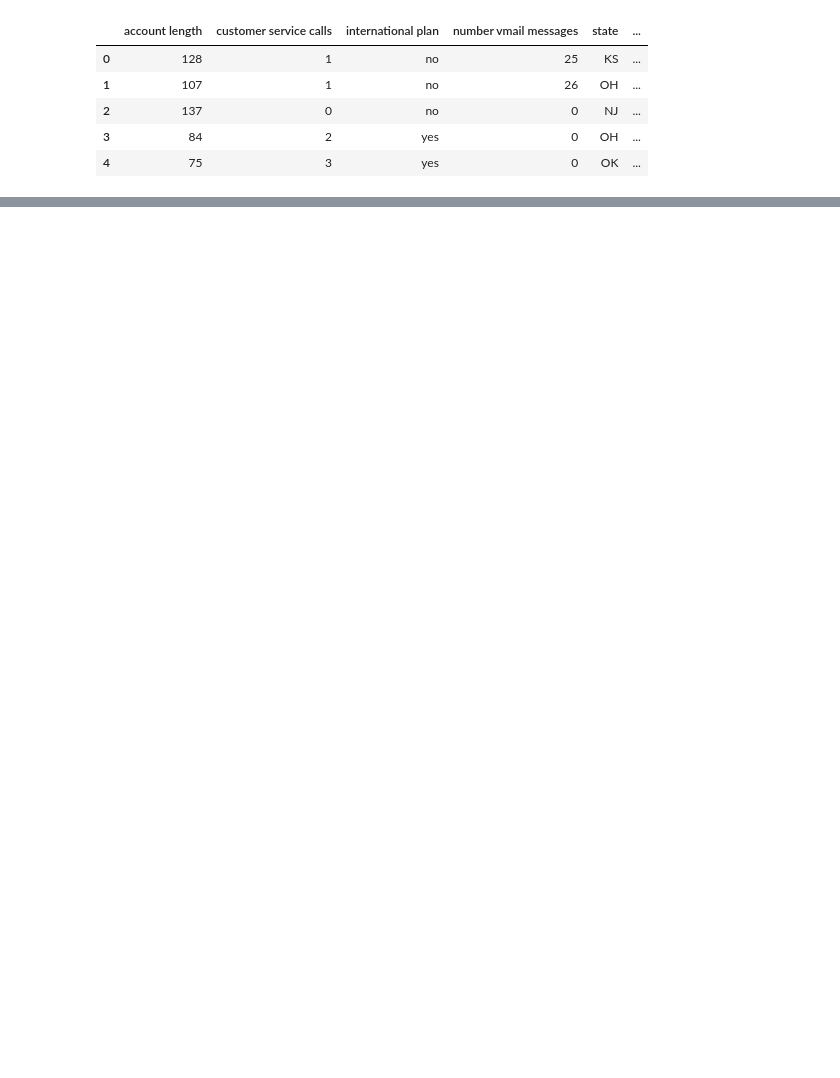
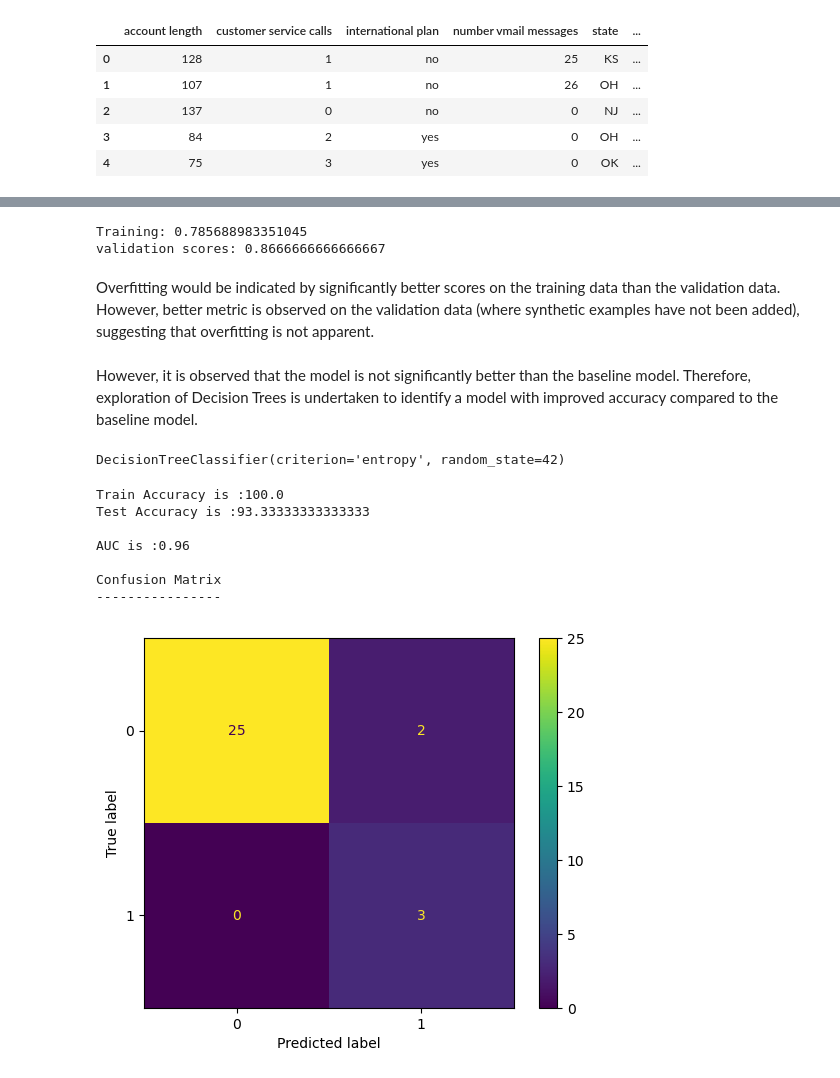
Before and after one commit to KennedyOwinoJnr/ChurnInTelecomsProject, a Jupyter notebook: ProjectNotebook.ipynb, the cells around one changed output, grey strips where cells are left out. Saved outputs shown, nothing was run; the diff lists cells and outputs as text; code cells hidden in the pictures; blank space fills up the shorter version.

```diff
--- a/ProjectNotebook.ipynb
+++ b/ProjectNotebook.ipynb
@@ -303,0 +390,78 @@ X_train.head(3)
+# %%
+#creating a pipeline to combine onehote encoding and scaling steps
+
+preprocessor_pipeline = Pipeline(steps=[
+    ('preprocessor', preprocessor),  # Specify the name for the preprocessor step
+    ('scaler', StandardScaler()),    # StandardScaler for numerical columns
+])
+# %%
+#Transforming the test set to compare the performance of the model.
+X_train_transformed = preprocessor_pipeline.fit_transform(X_train)
+
+X_test_transformed = preprocessor_pipeline.transform(X_test)
+
+#resample the X_train_transformed
+
+smote_ = SMOTE(random_state= seed)
+
+X_train_resampled, y_train_resampled = smote_.fit_resample(X_train_transformed, y_train)
+
+#fit the model on training set
+log_model2 = LogisticRegression(random_state= seed)
+
+log_model2_accuracy = cross_val_score(log_model2, X_train_resampled, y_train_resampled, cv= 3).mean()
+
+print('Training:', log_model2_accuracy)
+print('Validation scores:', cross_val_score(log_model2, X_test_transformed, y_test, cv= 3).mean() )
+# %% [output]
+Training: 0.785688983351045
+validation scores: 0.8666666666666667
+# %% [markdown]
+Overfitting would be indicated by significantly better scores on the training data than the validation data. However, better metric is observed on the validation data (where synthetic examples have not been added), suggesting that overfitting is not apparent.
+# %% [markdown]
+However, it is observed that the model is not significantly better than the baseline model. Therefore, exploration of Decision Trees is undertaken to identify a model with improved accuracy compared to the baseline model.
+# %%
+#Exploring decision tree classifier to check if producess a better model than baseline.
+
+d_t = DecisionTreeClassifier(random_state= seed, criterion= 'entropy')
+
+d_t.fit(X_train_resampled, y_train_resampled)
+# %% [output]
+DecisionTreeClassifier(criterion='entropy', random_state=42)
+# %%
+#making predictions with the model
+
+train_pred = d_t.predict(X_train_resampled)
+
+y_pred = d_t.predict(X_test_transformed)
+# %%
+# Calculating accuracy
+train_acc = accuracy_score(y_train_resampled, train_pred) * 100
+accuracy_ = accuracy_score(y_test,y_pred) * 100
+print('Train Accuracy is :{0}'.format(train_acc))
+print('Test Accuracy is :{0}'.format(accuracy_))
+
+
+# Check the AUC for predictions
+false_positive_rate, true_positive_rate, thresholds = roc_curve(y_test, y_pred)
+roc_auc = auc(false_positive_rate, true_positive_rate)
+print('\nAUC is :{0}'.format(round(roc_auc, 2)))
+
+# Create and plotting a confusion matrix
+print('\nConfusion Matrix')
+print('----------------')
+
+conf_mat = confusion_matrix(y_test, y_pred)
+
+disp = ConfusionMatrixDisplay(conf_mat)
+
+disp.plot();
+# %% [output]
+Train Accuracy is :100.0
+Test Accuracy is :93.33333333333333
+
+AUC is :0.96
+
+Confusion Matrix
+----------------
+[figure, added]
```
Also changed, not shown: parts of 37 cells of this notebook.
